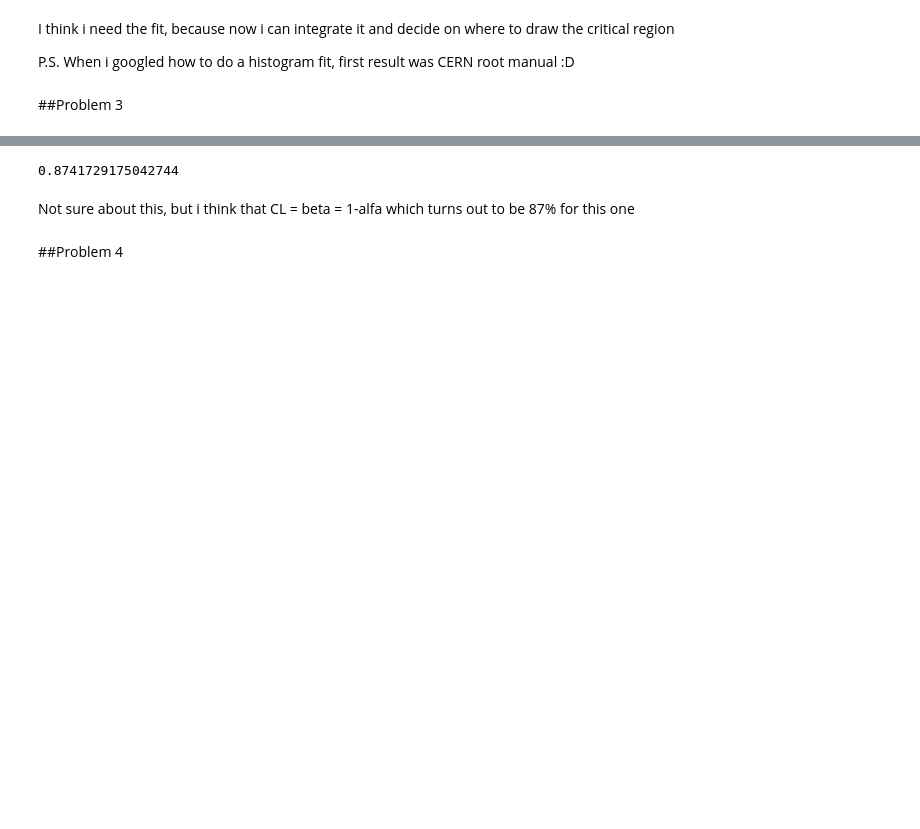
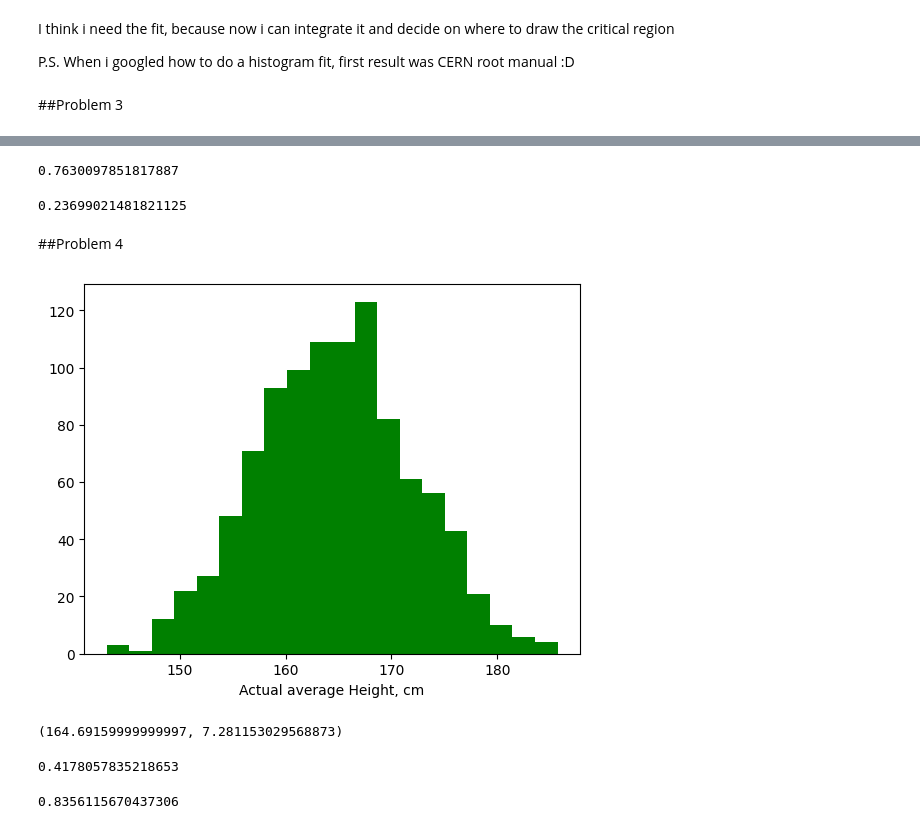
Before and after one commit to nebuus/Stat_methods, a Jupyter notebook: Statistical_methods_in_data_analysis_S2_S3.ipynb, the cells around one changed output, grey strips where cells are left out. Saved outputs shown, nothing was run; the diff lists cells and outputs as text; code cells hidden in the pictures; blank space fills up the shorter version.

```diff
--- a/Statistical_methods_in_data_analysis_S2_S3.ipynb
+++ b/Statistical_methods_in_data_analysis_S2_S3.ipynb
@@ -580,9 +586,21 @@ p, err = integrate.quad(gauss, h_avg+h_avg_crit_dev, np.inf, args=(sigma, mu))
 # %%
-CL = 1-p
+CL = 1-2*p_up
 CL
 # %% [output]
-0.8741729175042744
+0.7630097851817887
-# %% [markdown]
-Not sure about this, but i think that CL = beta = 1-alfa which turns out to be 87% for this one
+# %%
+alfa = 1-CL
+alfa
+# %% [output]
+0.23699021481821125
 # %% [markdown]
 ##Problem 4
+# %%
+height = read_csv("https://raw.githubusercontent.com/nebuus/Stat_methods/main/heights.txt", dtype=float, header = None)
+height_data = pd.DataFrame(height)
+# %%
+plt.hist(height_data, bins=20, color='g')
+plt.xlabel('Actual average Height, cm')
+plt.show()
+# %% [output]
+[figure, added]
@@ -588,0 +609,4 @@ Not sure about this, but i think that CL = beta = 1-alfa which turns out to be 8
+# %%
+mu2, sigma2
+# %% [output]
+(164.69159999999997, 7.281153029568873)
@@ -588,0 +615,9 @@ Not sure about this, but i think that CL = beta = 1-alfa which turns out to be 8
+# %%
+p_up2
+# %% [output]
+0.4178057835218653
+# %%
+alfa2 = p_up2*2
+alfa2
+# %% [output]
+0.8356115670437306
```
Also changed, not shown: parts of 13 cells of this notebook.
